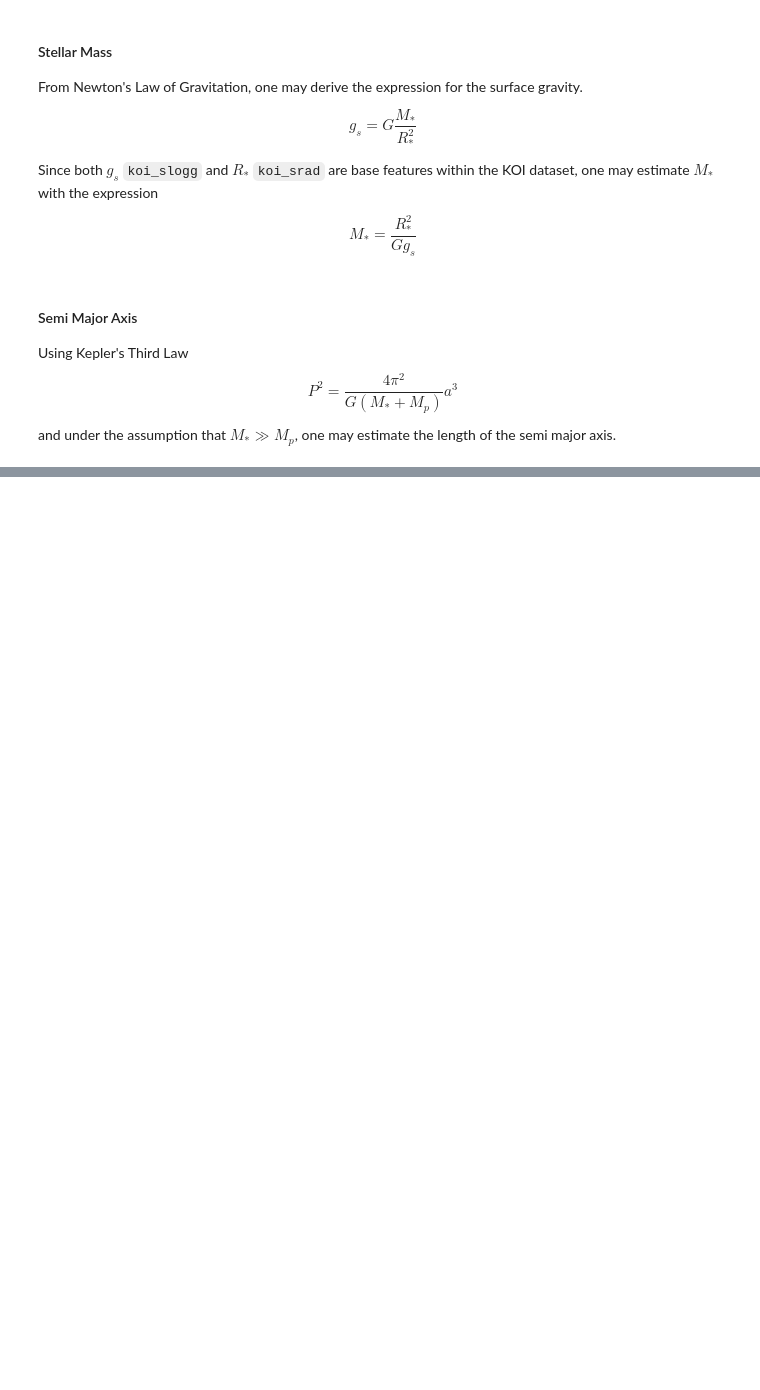
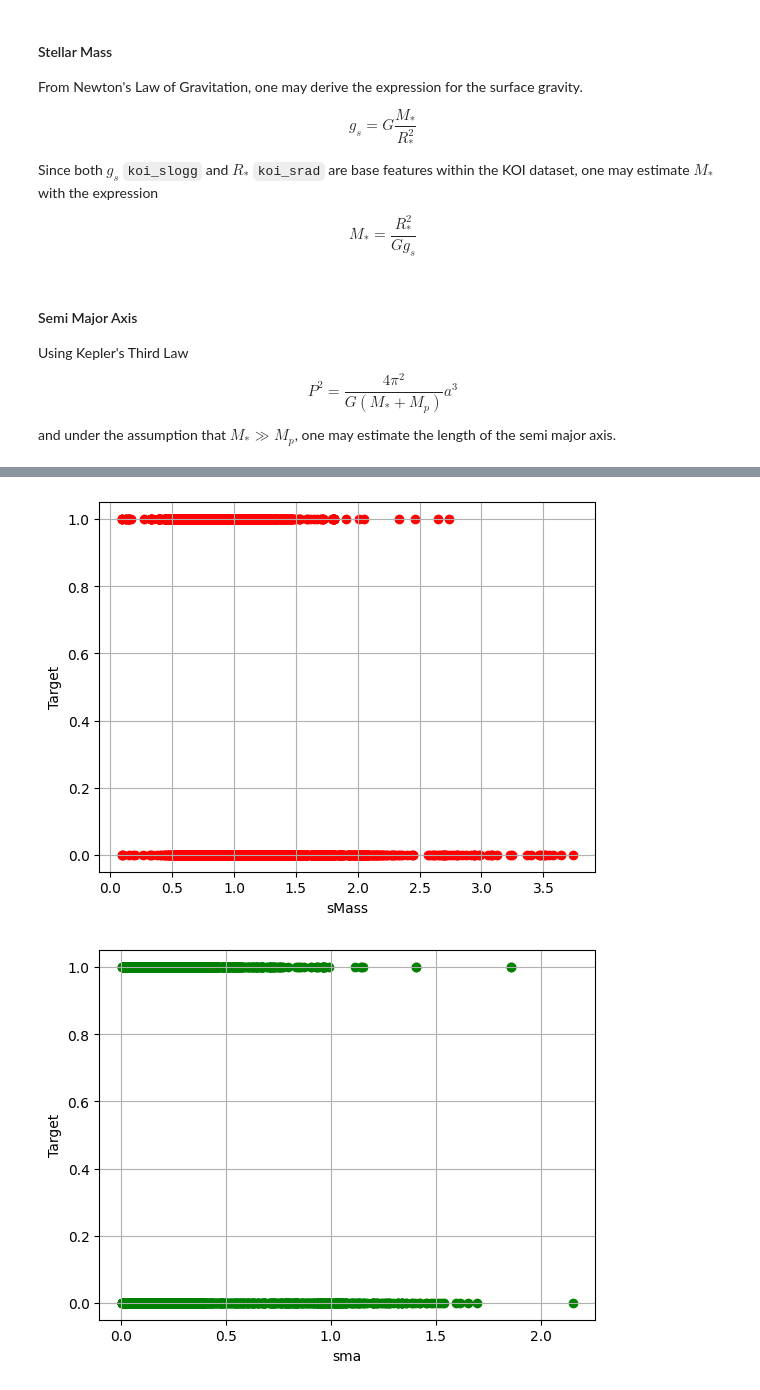
Before and after one commit to Esraaj-Sarkar-Gupta/exoplanet-identification, a Jupyter notebook: src/derived_features.ipynb, the cells around one changed output, grey strips where cells are left out. Drawn from its saved outputs; the diff is of its cells as text; code cells hidden in the pictures; blank space fills up the shorter version.

Commit message:
Added script to compute derived physical features 	modified:   src/derived_features.ipynb

```diff
--- a/src/derived_features.ipynb
+++ b/src/derived_features.ipynb
@@ -140,0 +141,10 @@ print(len(data["phys_sma"]))
+# %%
+# ---- Save Dataframe into CSV ---- #
+_SAVE_PATHNAME = Path("../data/physics/dervied_params.csv")
+
+# Reorder csv
+cols = [col for col in data.columns if col != "Target"] + ["Target"]
+data = data[cols]
+
+display(data.head())
+data.to_csv(_SAVE_PATHNAME)
@@ -140,0 +158,25 @@ print(len(data["phys_sma"]))
+# %%
+# ---- Some (unimportant) visualization ---- #
+
+import matplotlib.pyplot as plt
+
+plt.figure()
+plt.scatter(data["phys_smass"], data["Target"], color = 'red')
+
+plt.xlabel("sMass")
+plt.ylabel("Target")
+
+plt.grid()
+plt.show()
+
+plt.figure()
+plt.scatter(data["phys_sma"], data["Target"], color = "Green")
+
+plt.xlabel("sma")
+plt.ylabel("Target")
+
+plt.grid()
+plt.show()
+# %% [output]
+[figure, added]
+[figure, added]
```
Also changed, not shown: parts of 3 cells of this notebook.
